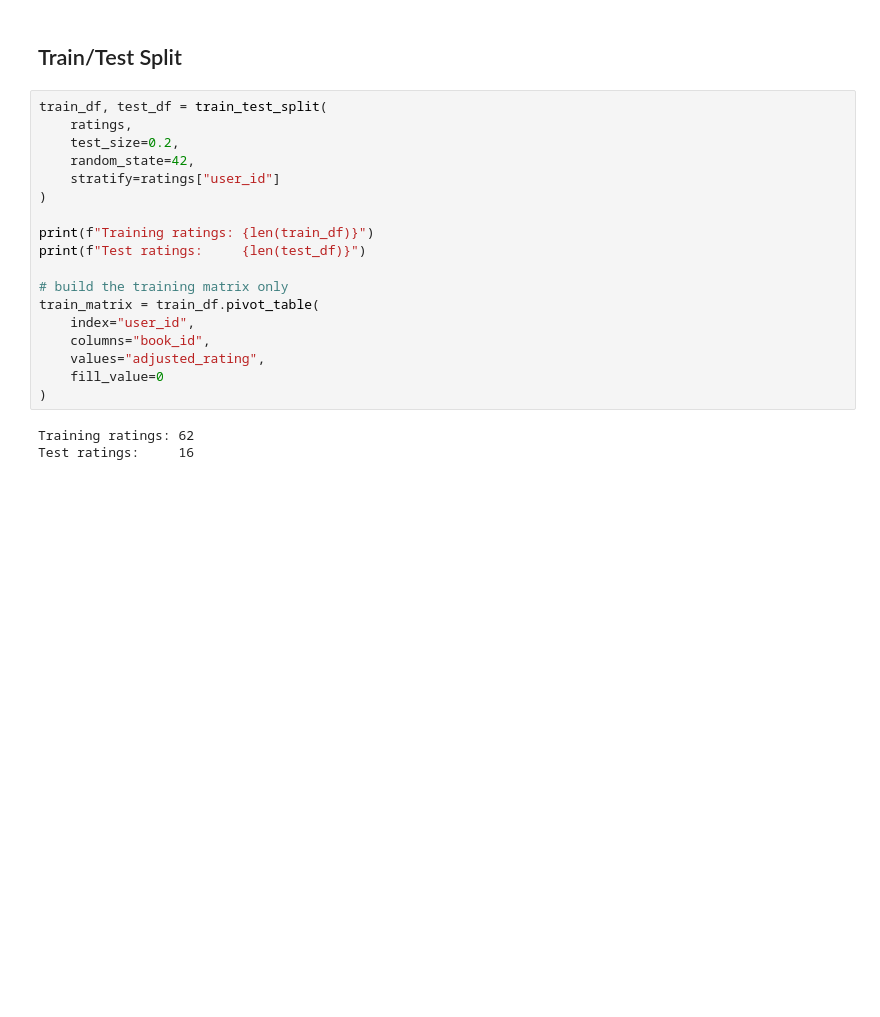
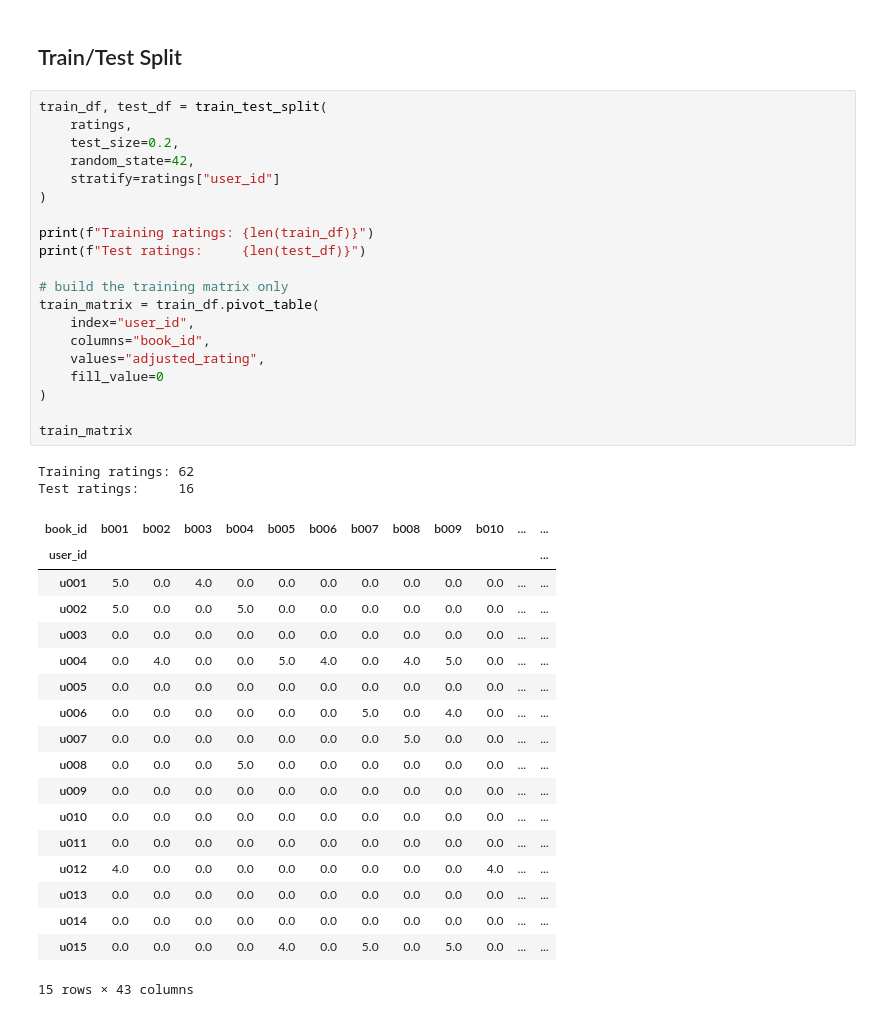
Before and after one commit to zt4ff/L2E, a Jupyter notebook: 00_personal/learngo-pockets/bookworms/model/tt.ipynb, the cells around one changed output. Drawn from its saved outputs; the diff is of its cells as text; blank space fills up the shorter version.

```diff
--- a/00_personal/learngo-pockets/bookworms/model/tt.ipynb
+++ b/00_personal/learngo-pockets/bookworms/model/tt.ipynb
@@ -236,21 +236,41 @@ Example — wishlist score for u001 on b014: 1.0
 # %%
 train_df, test_df = train_test_split(
     ratings,
     test_size=0.2,
     random_state=42,
     stratify=ratings["user_id"]
 )
 
 print(f"Training ratings: {len(train_df)}")
 print(f"Test ratings:     {len(test_df)}")
 
 # build the training matrix only
 train_matrix = train_df.pivot_table(
     index="user_id",
     columns="book_id",
     values="adjusted_rating",
     fill_value=0
 )
+
+train_matrix
 # %% [output]
 Training ratings: 62
 Test ratings:     16
+| book_id | b001 | b002 | b003 | b004 | b005 | b006 | b007 | b008 | b009 | b010 | ... | ... |
+| user_id |  |  |  |  |  |  |  |  |  |  |  | ... |
+| u001 | 5.0 | 0.0 | 4.0 | 0.0 | 0.0 | 0.0 | 0.0 | 0.0 | 0.0 | 0.0 | ... | ... |
+| u002 | 5.0 | 0.0 | 0.0 | 5.0 | 0.0 | 0.0 | 0.0 | 0.0 | 0.0 | 0.0 | ... | ... |
+| u003 | 0.0 | 0.0 | 0.0 | 0.0 | 0.0 | 0.0 | 0.0 | 0.0 | 0.0 | 0.0 | ... | ... |
+| u004 | 0.0 | 4.0 | 0.0 | 0.0 | 5.0 | 4.0 | 0.0 | 4.0 | 5.0 | 0.0 | ... | ... |
+| u005 | 0.0 | 0.0 | 0.0 | 0.0 | 0.0 | 0.0 | 0.0 | 0.0 | 0.0 | 0.0 | ... | ... |
+| u006 | 0.0 | 0.0 | 0.0 | 0.0 | 0.0 | 0.0 | 5.0 | 0.0 | 4.0 | 0.0 | ... | ... |
+| u007 | 0.0 | 0.0 | 0.0 | 0.0 | 0.0 | 0.0 | 0.0 | 5.0 | 0.0 | 0.0 | ... | ... |
+| u008 | 0.0 | 0.0 | 0.0 | 5.0 | 0.0 | 0.0 | 0.0 | 0.0 | 0.0 | 0.0 | ... | ... |
+| u009 | 0.0 | 0.0 | 0.0 | 0.0 | 0.0 | 0.0 | 0.0 | 0.0 | 0.0 | 0.0 | ... | ... |
+| u010 | 0.0 | 0.0 | 0.0 | 0.0 | 0.0 | 0.0 | 0.0 | 0.0 | 0.0 | 0.0 | ... | ... |
+| u011 | 0.0 | 0.0 | 0.0 | 0.0 | 0.0 | 0.0 | 0.0 | 0.0 | 0.0 | 0.0 | ... | ... |
+| u012 | 4.0 | 0.0 | 0.0 | 0.0 | 0.0 | 0.0 | 0.0 | 0.0 | 0.0 | 4.0 | ... | ... |
+| u013 | 0.0 | 0.0 | 0.0 | 0.0 | 0.0 | 0.0 | 0.0 | 0.0 | 0.0 | 0.0 | ... | ... |
+| u014 | 0.0 | 0.0 | 0.0 | 0.0 | 0.0 | 0.0 | 0.0 | 0.0 | 0.0 | 0.0 | ... | ... |
+| u015 | 0.0 | 0.0 | 0.0 | 0.0 | 4.0 | 0.0 | 5.0 | 0.0 | 5.0 | 0.0 | ... | ... |
+15 rows × 43 columns
```
